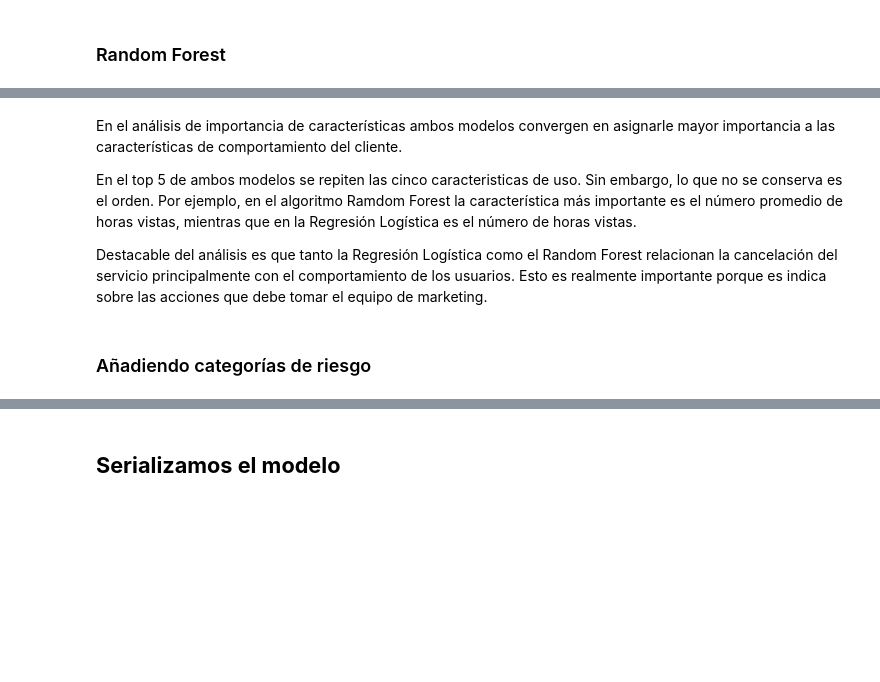
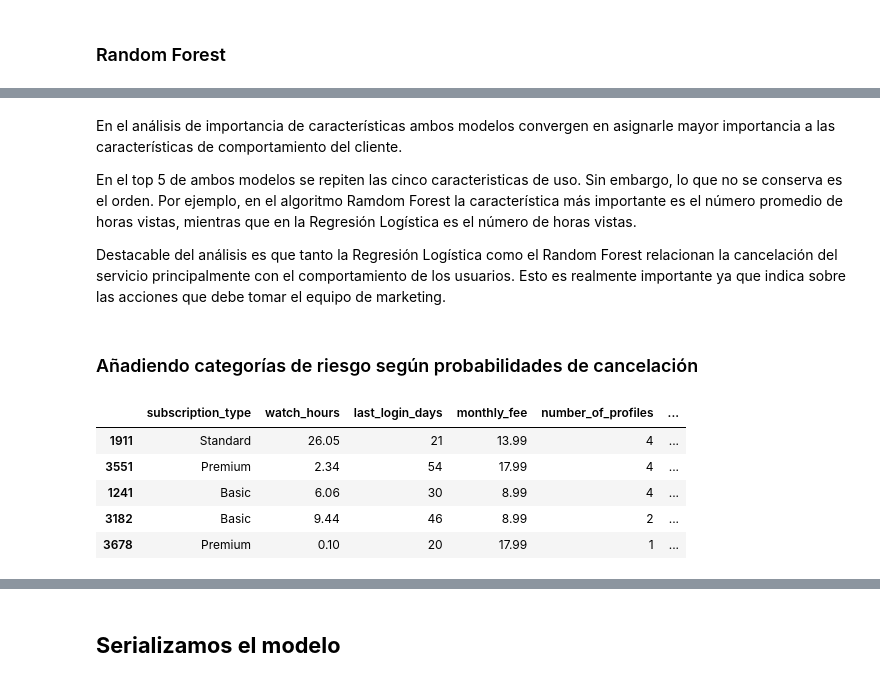
Before and after one commit to VillaltaE/Hackthon_NoCountry_65, a Jupyter notebook: data-science/Predictivo_Netflix.ipynb, the cells around one changed output, grey strips where cells are left out. Saved outputs shown, nothing was run; the diff lists cells and outputs as text; code cells hidden in the pictures; blank space fills up the shorter version.

Commit message:
agregado segmentos de riesgo

```diff
--- a/data-science/Predictivo_Netflix.ipynb
+++ b/data-science/Predictivo_Netflix.ipynb
@@ -390,6 +396,23 @@ En el análisis de importancia de características ambos modelos convergen en as
 
 En el top 5 de ambos modelos se repiten las cinco caracteristicas de uso. Sin embargo, lo que no se conserva es el orden. Por ejemplo, en el algoritmo Ramdom Forest la característica más importante es el número promedio de horas vistas, mientras que en la Regresión Logística es el número de horas vistas.
 
-Destacable del análisis es que tanto la Regresión Logística como el Random Forest relacionan la cancelación del servicio principalmente con el comportamiento de los usuarios. Esto es realmente importante porque es indica sobre las acciones que debe tomar el equipo de marketing.
+Destacable del análisis es que tanto la Regresión Logística como el Random Forest relacionan la cancelación del servicio principalmente con el comportamiento de los usuarios. Esto es realmente importante ya que indica sobre las acciones que debe tomar el equipo de marketing.
 # %% [markdown]
-### Añadiendo categorías de riesgo
+### Añadiendo categorías de riesgo según probabilidades de cancelación
+# %%
+df_riesgo = X_test.copy()
+# %%
+df_riesgo['prob_churn'] = lr.predict_proba(X_test)[:,1]
+# %%
+df_riesgo['riesgo'] = pd.cut(df_riesgo['prob_churn'],
+                             bins=[0, 0.3, 0.7, 1.0],
+                             labels=['bajo', 'medio', 'alto'])
+# %%
+df_riesgo.head()
+# %% [output]
+|  | subscription_type | watch_hours | last_login_days | monthly_fee | number_of_profiles | ... |
+| 1911 | Standard | 26.05 | 21 | 13.99 | 4 | ... |
+| 3551 | Premium | 2.34 | 54 | 17.99 | 4 | ... |
+| 1241 | Basic | 6.06 | 30 | 8.99 | 4 | ... |
+| 3182 | Basic | 9.44 | 46 | 8.99 | 2 | ... |
+| 3678 | Premium | 0.10 | 20 | 17.99 | 1 | ... |
```
Also changed, not shown: parts of 12 cells of this notebook.
